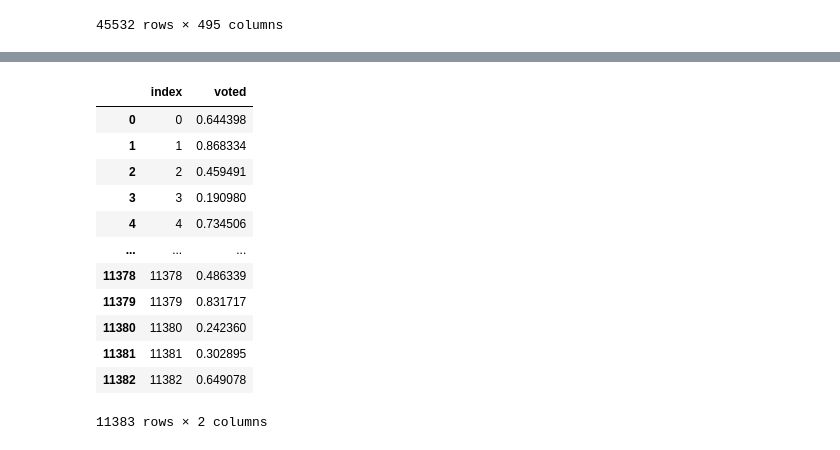
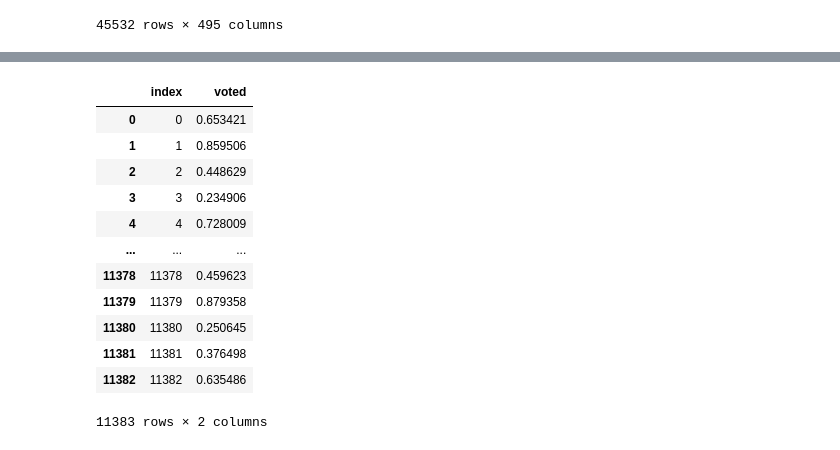
Before and after one commit to O-Kpy/Kaggle, a Jupyter notebook: Dacon_심리_성향_예측_AI_경진대회.ipynb, the cells around one changed output, grey strips where cells are left out. Saved outputs shown, nothing was run; the diff lists cells and outputs as text; code cells hidden in the pictures.

```diff
--- a/Dacon_심리_성향_예측_AI_경진대회.ipynb
+++ b/Dacon_심리_성향_예측_AI_경진대회.ipynb
@@ -219,3 +219,29 @@ data.head()
+# %%
+data['moderate tendencies'] = data['tp06'] + data['tp07'] + data['tp08'] + data['tp09'] + data['tp10']
+# %%
+data['radical tendencies'] = data['tp01'] + data['tp02']	+ data['tp03'] + data['tp04'] + data['tp05']
+# %%
+labels = ['a', 'b', 'c', 'd', 'e', 'f']
+data['QaE_cut'] = pd.qcut(data['QaE'], 6, labels=labels)
+data['QbE_cut'] = pd.qcut(data['QbE'], 6, labels=labels)
+data['QcE_cut'] = pd.qcut(data['QcE'], 6, labels=labels)
+data['QdE_cut'] = pd.qcut(data['QdE'], 6, labels=labels)
+data['QeE_cut'] = pd.qcut(data['QeE'], 6, labels=labels)
+data['QfE_cut'] = pd.qcut(data['QfE'], 6, labels=labels)
+data['QgE_cut'] = pd.qcut(data['QgE'], 6, labels=labels)
+data['QhE_cut'] = pd.qcut(data['QhE'], 6, labels=labels)
+data['QiE_cut'] = pd.qcut(data['QiE'], 6, labels=labels)
+data['QjE_cut'] = pd.qcut(data['QjE'], 6, labels=labels)
+data['QkE_cut'] = pd.qcut(data['QkE'], 6, labels=labels)
+data['QlE_cut'] = pd.qcut(data['QlE'], 6, labels=labels)
+data['QmE_cut'] = pd.qcut(data['QmE'], 6, labels=labels)
+data['QnE_cut'] = pd.qcut(data['QnE'], 6, labels=labels)
+data['QoE_cut'] = pd.qcut(data['QoE'], 6, labels=labels)
+data['QpE_cut'] = pd.qcut(data['QpE'], 6, labels=labels)
+data['QqE_cut'] = pd.qcut(data['QqE'], 6, labels=labels)
+data['QrE_cut'] = pd.qcut(data['QrE'], 6, labels=labels)
+data['QsE_cut'] = pd.qcut(data['QsE'], 6, labels=labels)
+data['QtE_cut'] = pd.qcut(data['QtE'], 6, labels=labels)
 # %%
 corr_matrix = data.corr()
 upper = corr_matrix.where(np.triu(np.ones(corr_matrix.shape), k=1).astype(np.bool))
@@ -280,3 +299,8 @@ x_train:(45532, 594), y_train:(45532,), x_test:(11383, 594)
+# %%
+# robust로 스케일링
+from sklearn.preprocessing import robust_scale
+x_train = robust_scale(x_train)
+x_test = robust_scale(x_test)
 # %%
 from sklearn.impute import SimpleImputer
 from sklearn.preprocessing import MinMaxScaler
@@ -359,21 +383,21 @@ Stopping. Best iteration:
 test_ids = test['index']
 submit=pd.read_csv('/content/drive/MyDrive/dataset/Dacon/연습/심리 성향 예측 AI 경진대회_sample_submission.csv')
 # %%
-submit['voted'] = xgb_model
+submit['voted'] = lgb_model
 submit
 # %% [output]
 |  | index | voted |
-| 0 | 0 | 0.644398 |
-| 1 | 1 | 0.868334 |
-| 2 | 2 | 0.459491 |
-| 3 | 3 | 0.190980 |
-| 4 | 4 | 0.734506 |
+| 0 | 0 | 0.653421 |
+| 1 | 1 | 0.859506 |
+| 2 | 2 | 0.448629 |
+| 3 | 3 | 0.234906 |
+| 4 | 4 | 0.728009 |
 | ... | ... | ... |
-| 11378 | 11378 | 0.486339 |
-| 11379 | 11379 | 0.831717 |
-| 11380 | 11380 | 0.242360 |
-| 11381 | 11381 | 0.302895 |
-| 11382 | 11382 | 0.649078 |
+| 11378 | 11378 | 0.459623 |
+| 11379 | 11379 | 0.879358 |
+| 11380 | 11380 | 0.250645 |
+| 11381 | 11381 | 0.376498 |
+| 11382 | 11382 | 0.635486 |
 11383 rows × 2 columns
 # %%
 submit = submit.set_index('index')
```
Also changed, not shown: parts of 9 cells of this notebook.
